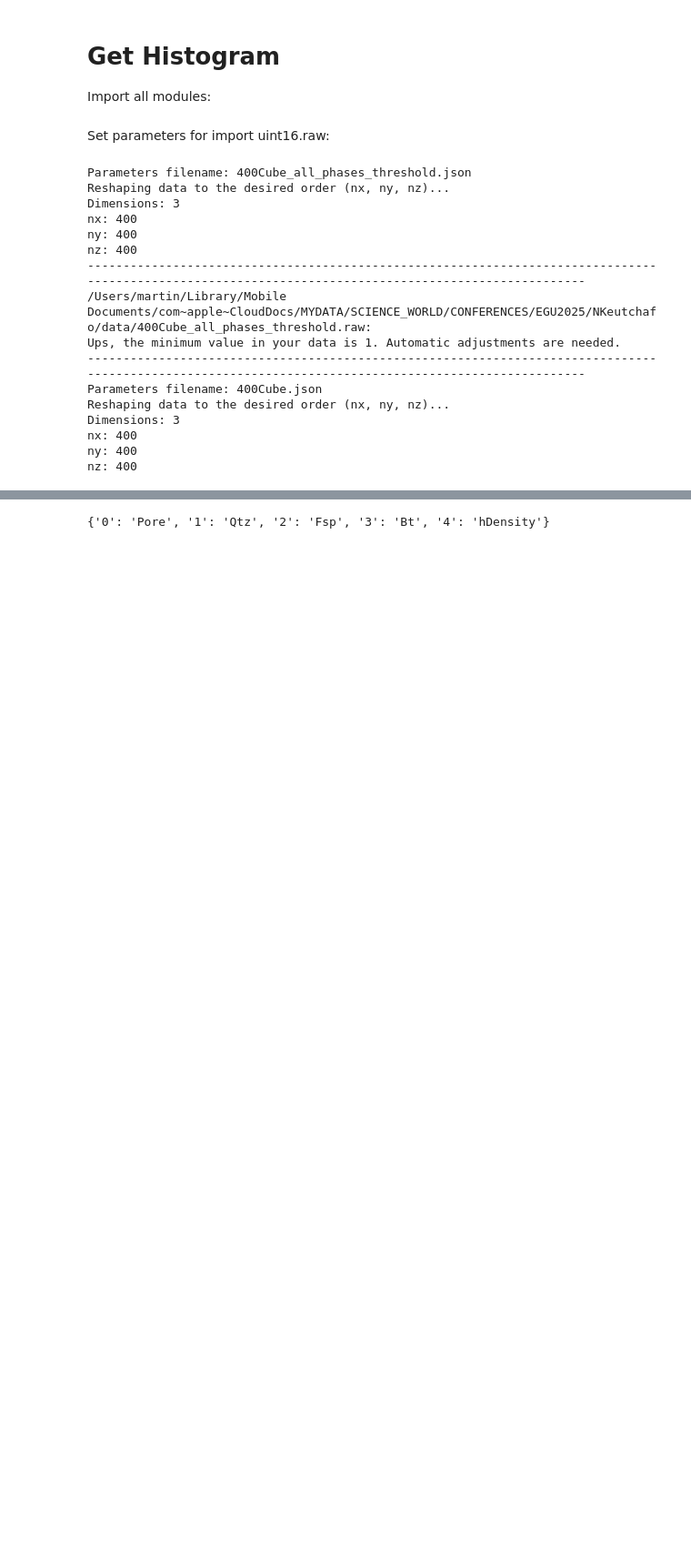
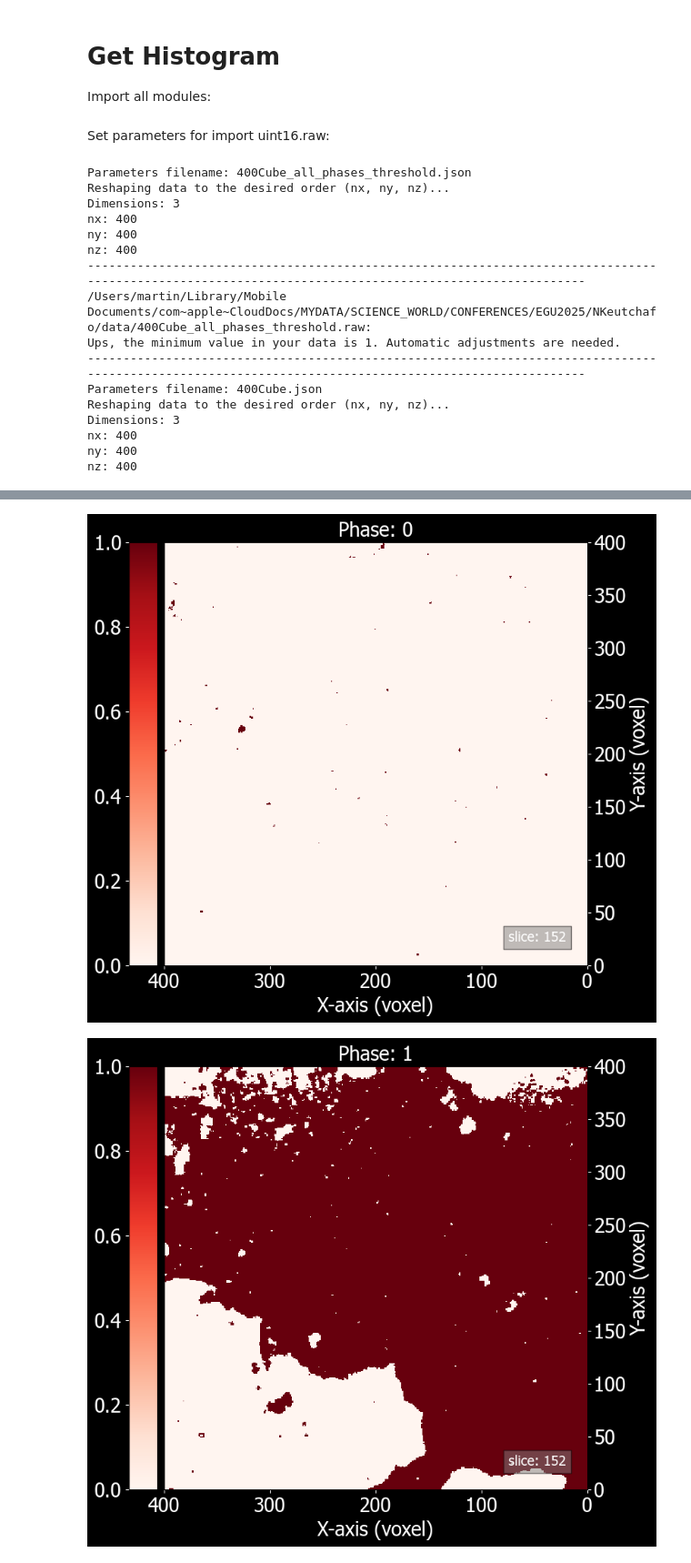
Before and after one commit to m-balcewicz/Digital_Rock_Physics_Template, a Jupyter notebook: examples/get_histogram.ipynb, the cells around one changed output, grey strips where cells are left out. Shown: that part at 91% size. Drawn from its saved outputs; the diff is of its cells as text; code cells hidden in the pictures; blank space fills up the shorter version.

```diff
--- a/examples/get_histogram.ipynb
+++ b/examples/get_histogram.ipynb
@@ -53,10 +53,7 @@ Figure saved at: /Users/martin/Library/Mobile Documents/com~apple~CloudDocs/MYDA
 # %%
-# Plot new histogram indicating the set thresholds of the gray-scale intensities.
-# Each threshold, e.g., 0 to 10000, or 10001 to 40000 will be represented by a different color.
-# The histogram will be saved as a PNG file.
-
-# Get the labels from the segemented data (parameters-file)
-labels = read_parameters_file(paramsfile=params_file_segmented, paramsvars='labels')
-print(labels)
+# Get the labels from the segmented data parameters file
+labels = label_binary(data=data,paramsfile=params_file_segmented)
+fractions = get_phase_fractions(data, labels=labels, paramsfile=params_file_segmented)
 # %% [output]
-{'0': 'Pore', '1': 'Qtz', '2': 'Fsp', '3': 'Bt', '4': 'hDensity'}
+[figure, added]
+[figure, added]
```
Also changed, not shown: parts of 12 cells of this notebook.
